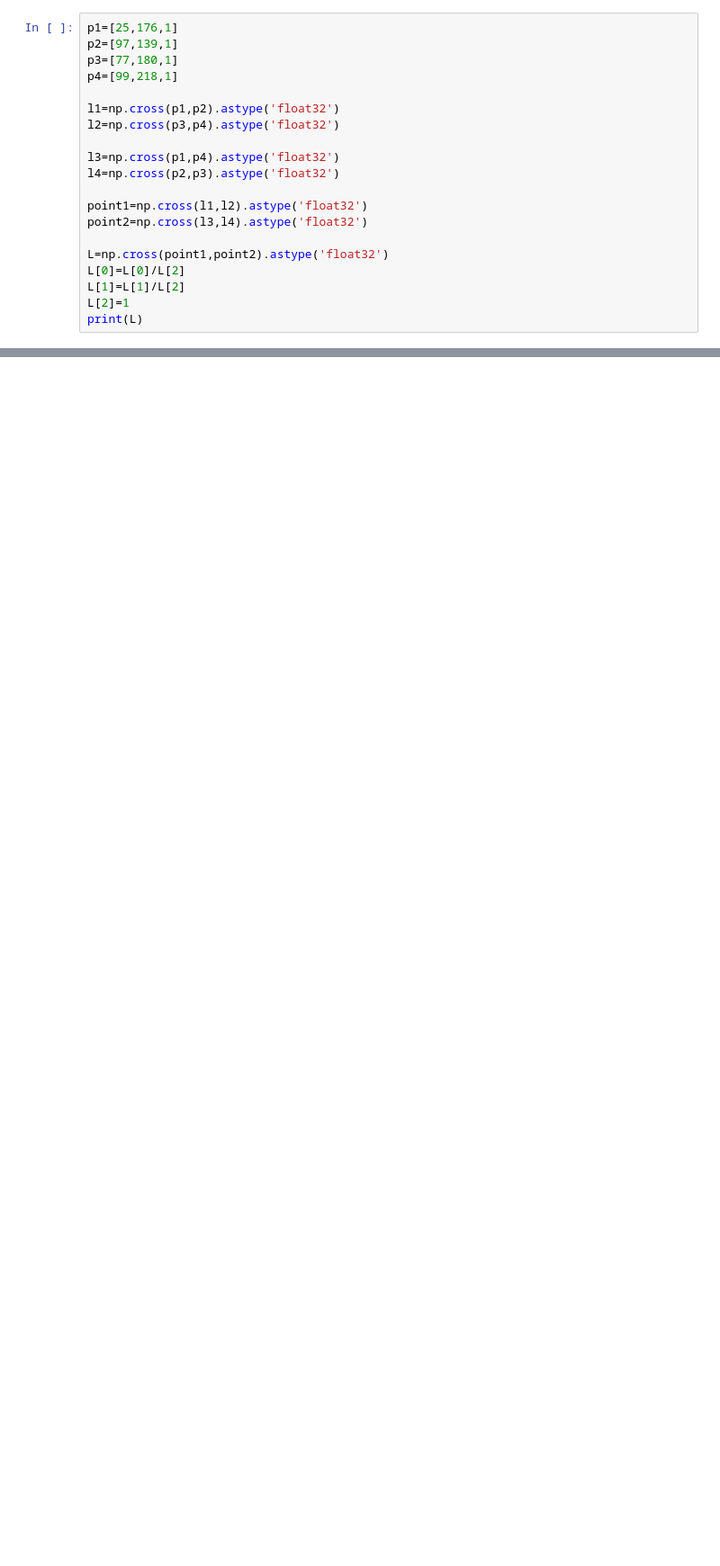
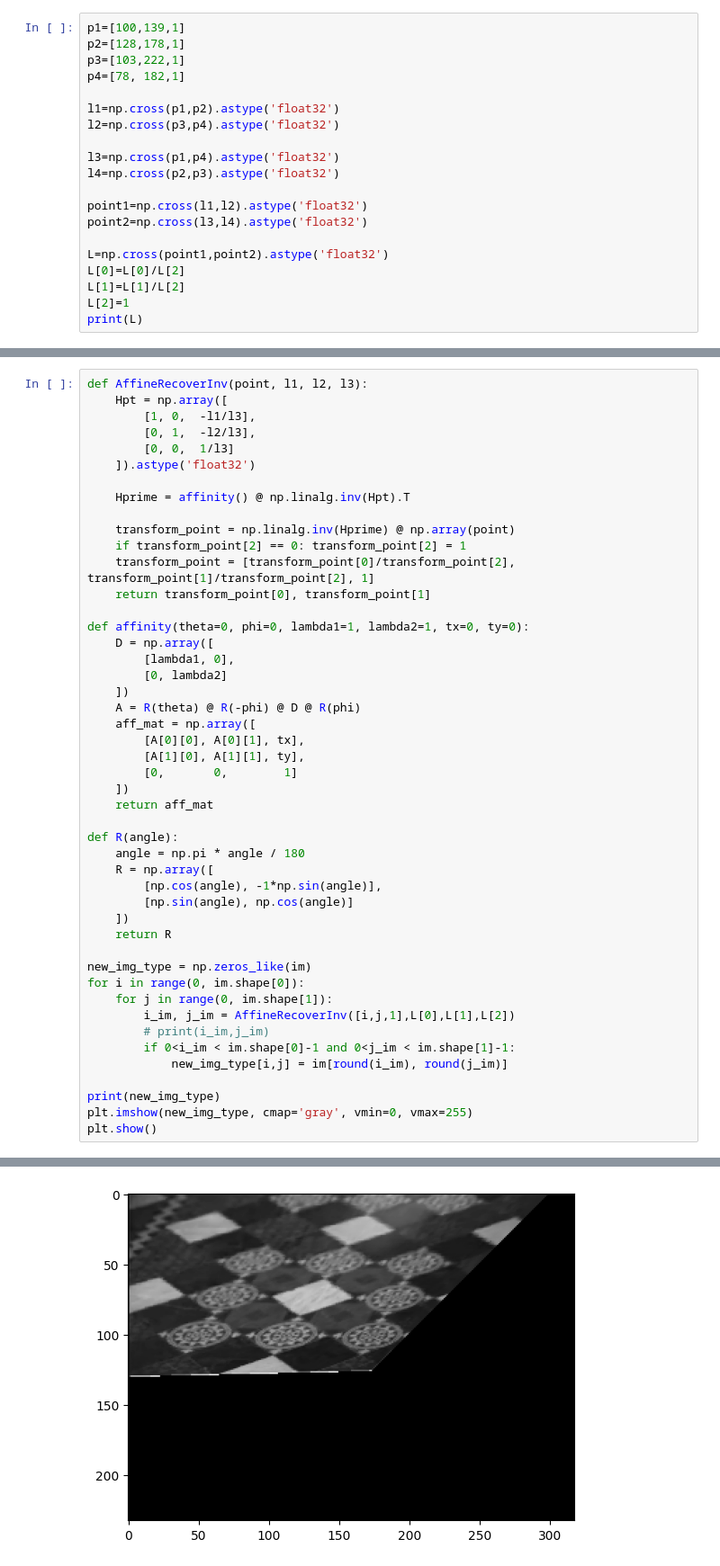
Before and after one commit to goli3148/3D-Vision, a Jupyter notebook: AffineRectification/Kashi.ipynb, the cells around one changed output, grey strips where cells are left out. Shown: that part at 90% size. Drawn from its saved outputs; the diff is of its cells as text; blank space fills up the shorter version.

```diff
--- a/AffineRectification/Kashi.ipynb
+++ b/AffineRectification/Kashi.ipynb
@@ -54,10 +54,10 @@ def R(angle):
     ])
     return R
 # %%
-p1=[25,176,1]
-p2=[97,139,1]
-p3=[77,180,1]
-p4=[99,218,1]
+p1=[100,139,1]
+p2=[128,178,1]
+p3=[103,222,1]
+p4=[78, 182,1]
 
 l1=np.cross(p1,p2).astype('float32')
 l2=np.cross(p3,p4).astype('float32')
@@ -92,3 +92,51 @@ plt.show()
  [218 198 196 ... 197 197 204]
  [248 246 245 ... 246 246 247]]
 [figure]
+# %%
+def AffineRecoverInv(point, l1, l2, l3):
+    Hpt = np.array([
+        [1, 0,  -l1/l3],
+        [0, 1,  -l2/l3],
+        [0, 0,  1/l3]
+    ]).astype('float32')
+
+    Hprime = affinity() @ np.linalg.inv(Hpt).T
+
+    transform_point = np.linalg.inv(Hprime) @ np.array(point)
+    if transform_point[2] == 0: transform_point[2] = 1
+    transform_point = [transform_point[0]/transform_point[2], transform_point[1]/transform_point[2], 1]
+    return transform_point[0], transform_point[1]
+
+def affinity(theta=0, phi=0, lambda1=1, lambda2=1, tx=0, ty=0):
+    D = np.array([
+        [lambda1, 0],
+        [0, lambda2]
+    ])
+    A = R(theta) @ R(-phi) @ D @ R(phi)
+    aff_mat = np.array([
+        [A[0][0], A[0][1], tx],
+        [A[1][0], A[1][1], ty],
+        [0,       0,        1]
+    ])
+    return aff_mat
+
+def R(angle):
+    angle = np.pi * angle / 180
+    R = np.array([
+        [np.cos(angle), -1*np.sin(angle)],
+        [np.sin(angle), np.cos(angle)]
+    ])
+    return R
+
+new_img_type = np.zeros_like(im)
+for i in range(0, im.shape[0]):
+    for j in range(0, im.shape[1]):
+        i_im, j_im = AffineRecoverInv([i,j,1],L[0],L[1],L[2])
+        # print(i_im,j_im)
+        if 0<i_im < im.shape[0]-1 and 0<j_im < im.shape[1]-1:
+            new_img_type[i,j] = im[round(i_im), round(j_im)]
+
+print(new_img_type)
+plt.imshow(new_img_type, cmap='gray', vmin=0, vmax=255)
+plt.show()
+# %% [output]
@@ -95,3 +150,4 @@ plt.show()
+[figure, added]
 # %%
 new_img_type = []
 for i in range(233):
```
Also changed, not shown: parts of 4 cells of this notebook, 5 other files.
